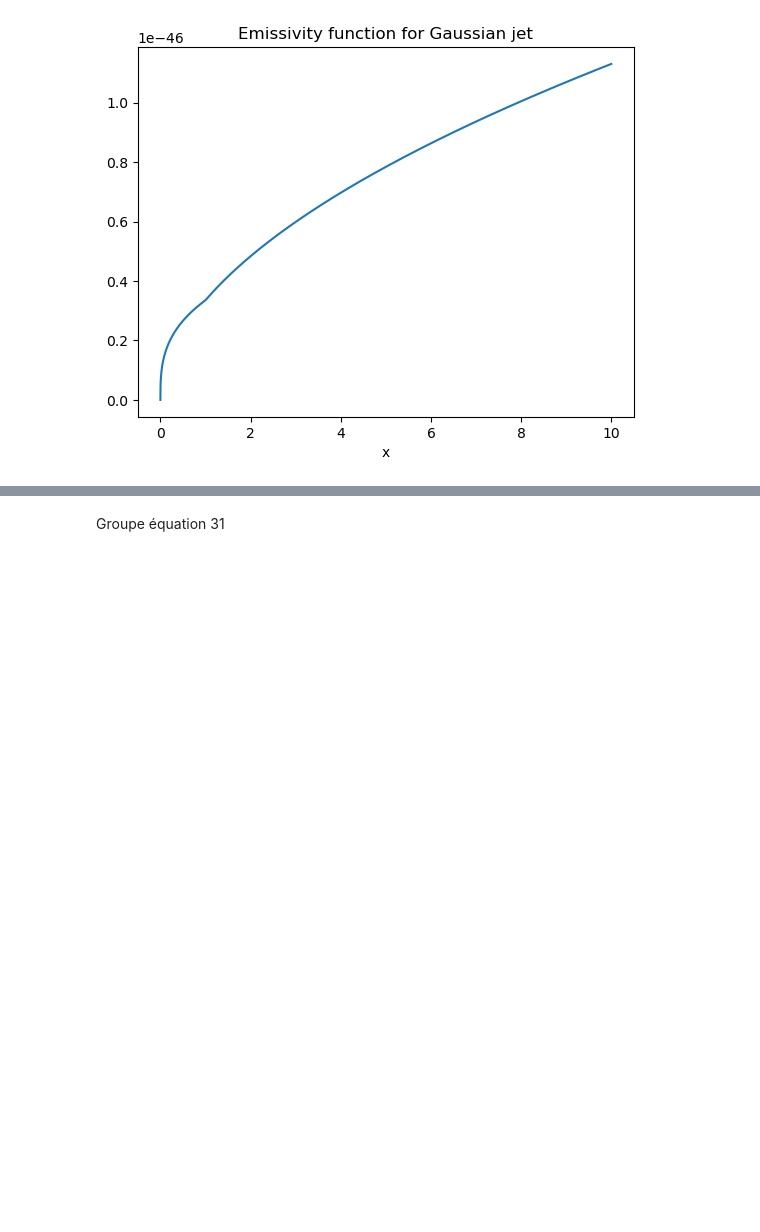
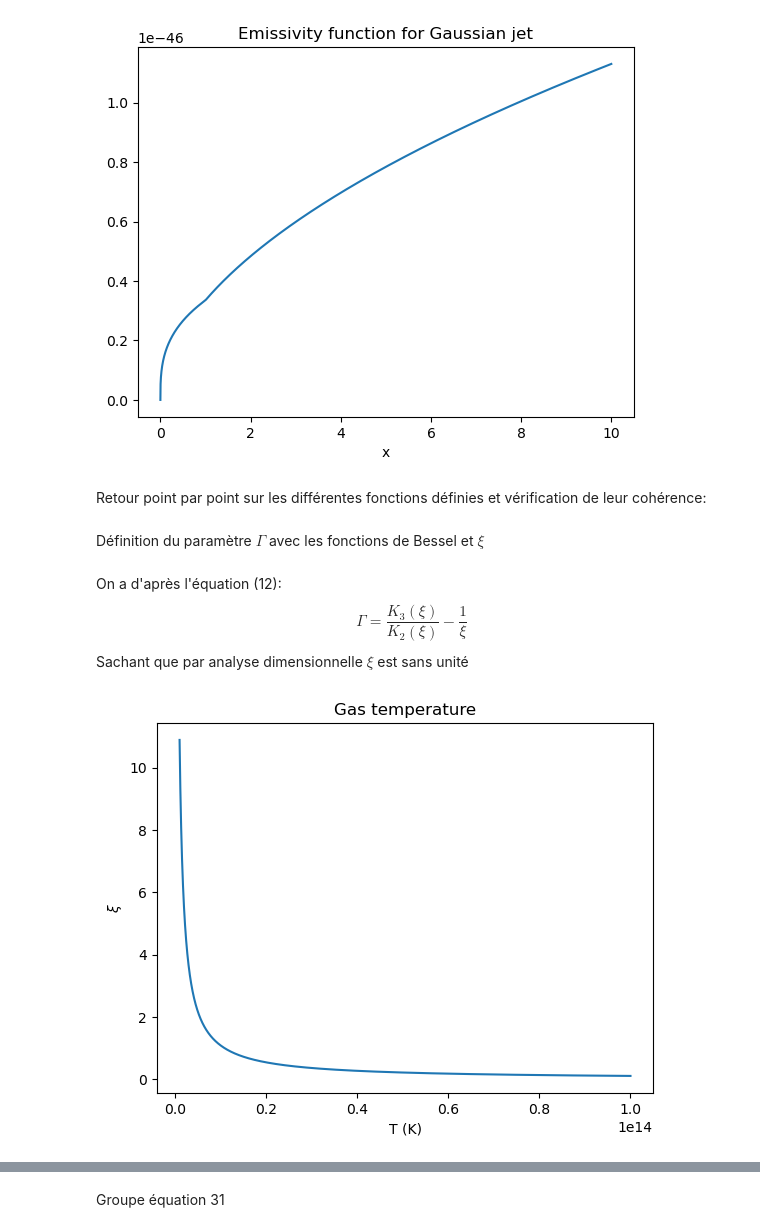
Before and after one commit to quentin-bouquet/Mod-le-Spectro-Temporel-d-mission-d-un-sursaut-gamma, a Jupyter notebook: MAIN.ipynb, the cells around one changed output, grey strips where cells are left out. Cells and saved outputs as stored; diff of their text form; code cells hidden in the pictures; blank space fills up the shorter version.

```diff
--- a/MAIN.ipynb
+++ b/MAIN.ipynb
@@ -154,2 +157,24 @@ plt.show()
 # %% [output]
 [figure]
+# %% [markdown]
+Retour point par point sur les différentes fonctions définies et vérification de leur cohérence:
+# %% [markdown]
+Définition du paramètre $\Gamma$ avec les fonctions de Bessel et $\xi$
+# %% [markdown]
+On a d'après l'équation (12):
+$$ \Gamma = \frac{K_{3}(\xi)}{K_{2}(\xi)} - \frac{1}{\xi}    $$
+Sachant que par analyse dimensionnelle $\xi$ est sans unité
+# %%
+#Définition de Xi:
+def xi(T):
+    return (const.m_p*scipy.constants.c**2)/(const.k_b*T)
+
+T = np.linspace(10**12,10**14,10000)
+res = xi(T)
+plt.plot(T,xi(T))
+plt.title("Gas temperature")
+plt.xlabel("T (K)")
+plt.ylabel(r"$\xi $")
+plt.show()
+# %% [output]
+[figure, added]
```
Also changed, not shown: parts of 10 cells of this notebook, 1 other file.
